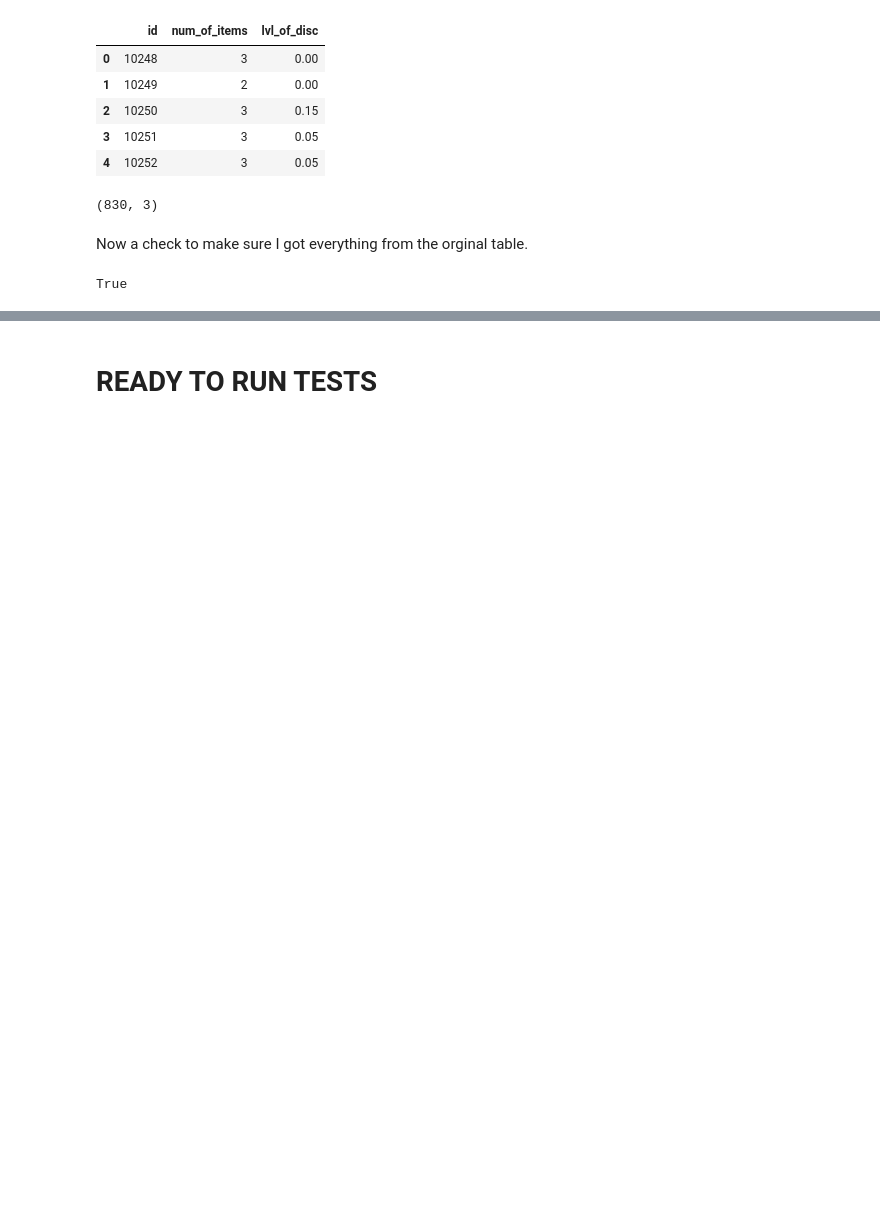
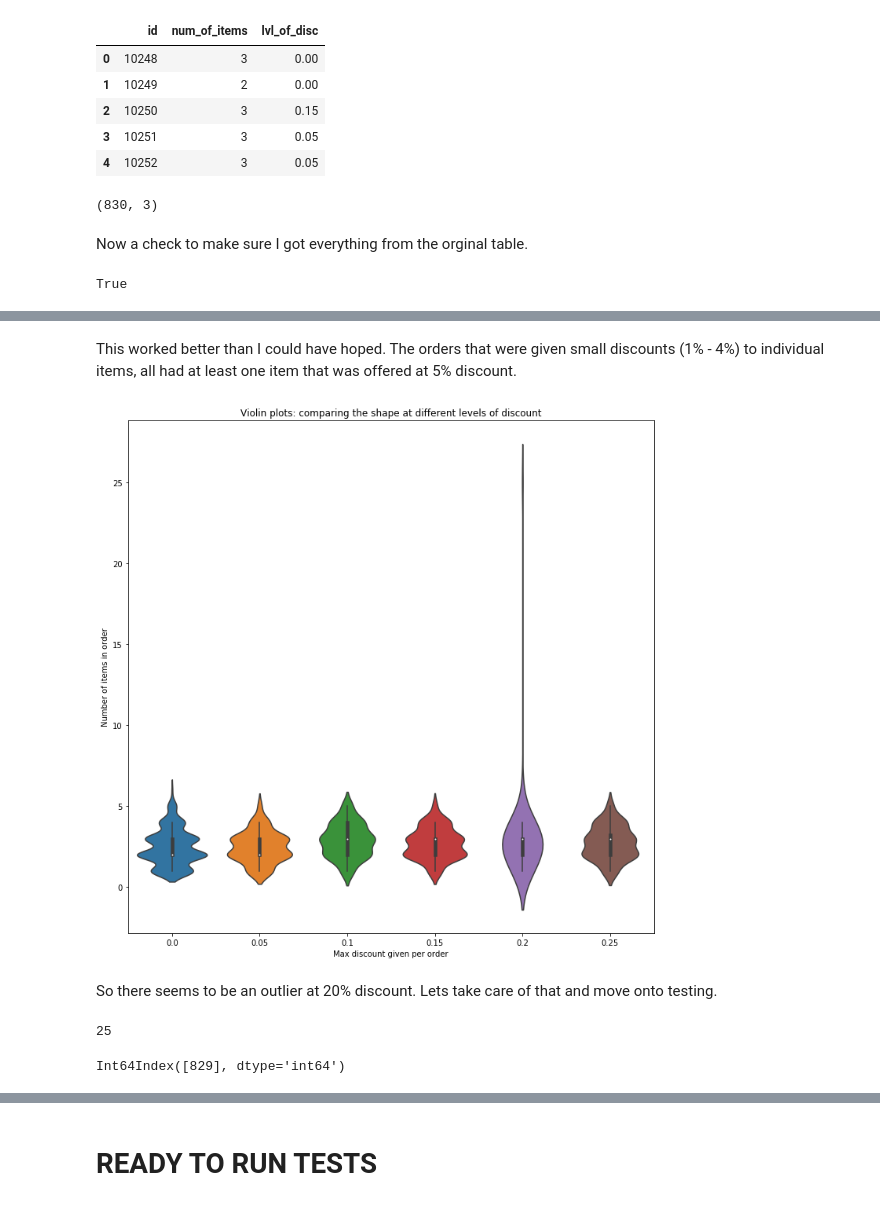
Before and after one commit to Socjon/dsc-2-final-project-online-ds-pt-100118, a Jupyter notebook: rough.ipynb, the cells around one changed output, grey strips where cells are left out. Drawn from its saved outputs; the diff is of its cells as text; code cells hidden in the pictures; blank space fills up the shorter version.

Commit message:
One question down. Started two others. One went no where and need a new question. The other just has the data gathered, which requires some cleaning

```diff
--- a/rough.ipynb
+++ b/rough.ipynb
@@ -459,10 +483,10 @@ It looks like when Northwind Traders gives a discount to an order, it doesn't al
 # %%
-order_nums = orders.OrderId.unique() #Gives the unique order number
+order_nums = df.OrderId.unique() #Gives the unique order number
 
 
 #The below uses dictionary comprehension to create a dictionary that I will transform into a dataframe
 #I matched the order number to orginal df. It counts how many rows/products made in that order.
-#Then I found the max value of the discount rows
+#Then I found the max value of the discount given product-wise
 dict_for_df = {num : [len(df[df.OrderId == num]), df.Discount[df.OrderId == num].max()] for num in order_nums}
 
 df_order = pd.DataFrame.from_dict(dict_for_df, orient='index') #orient=index makes the keys of the dict be the index
@@ -498,0 +535,20 @@ True
+# %% [markdown]
+This worked better than I could have hoped. The orders that were given small discounts (1% - 4%) to individual items, all had at least one item that was offered at 5% discount.
+# %%
+plt.figure(figsize=(12,12))
+sns.violinplot(y='num_of_items',x='lvl_of_disc', data=df_order)
+plt.title('Violin plots: comparing the shape at different levels of discount')
+plt.xlabel('Max discount given per order')
+plt.ylabel('Number of items in order');
+# %% [output]
+[figure, added]
+# %% [markdown]
+So there seems to be an outlier at 20% discount. Lets take care of that and move onto testing.
+# %%
+df_order.num_of_items[df_order.lvl_of_disc == .2].max() #finding the max
+# %% [output]
+25
+# %%
+df_order[df_order.num_of_items == 25].index
+# %% [output]
+Int64Index([829], dtype='int64')
```
Also changed, not shown: parts of 58 cells of this notebook.
